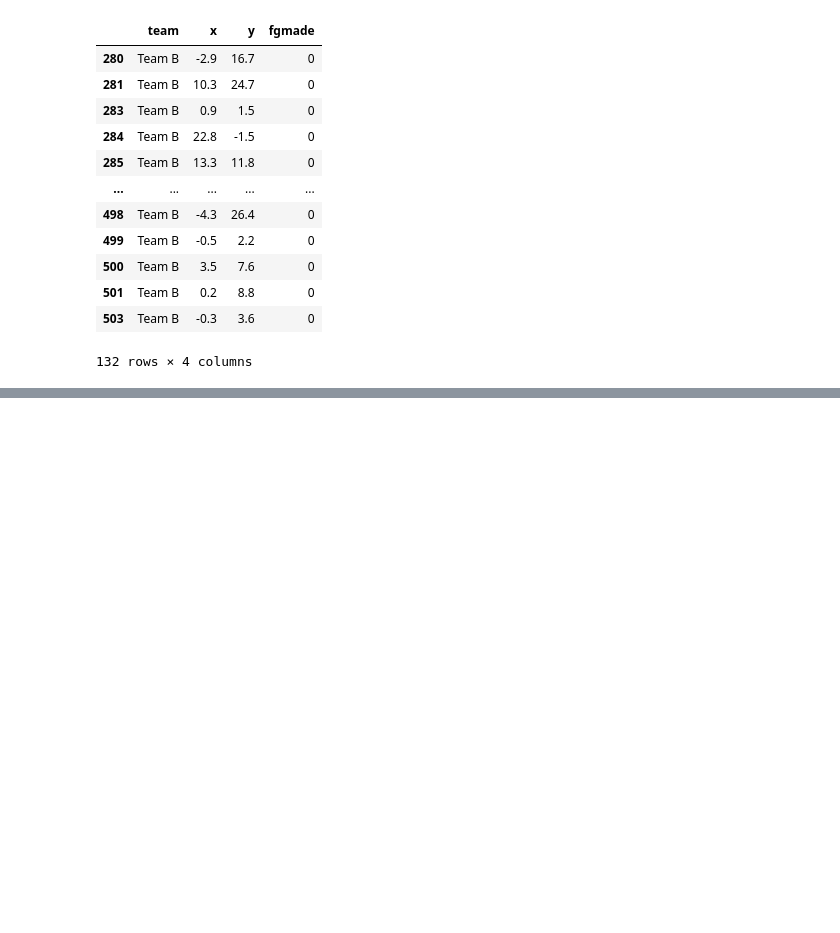
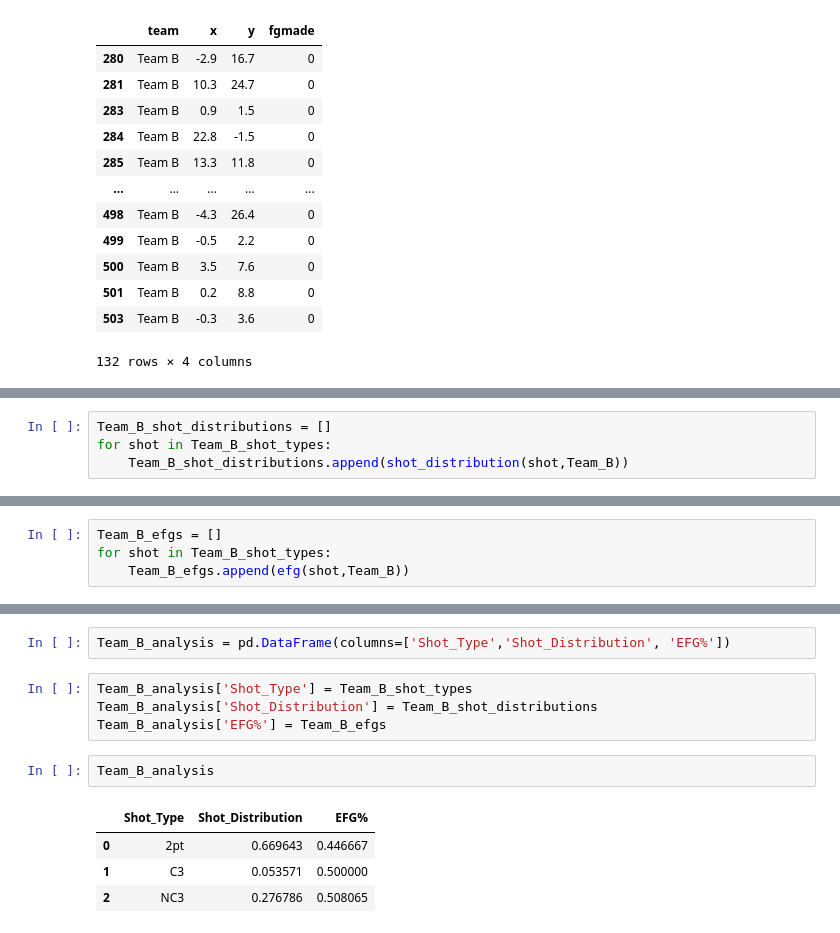
Before and after one commit to moham6839/OKC-Technical-Assessment, a Jupyter notebook: OKC Data Science & Solutions Technical Assessment.ipynb, the cells around one changed output, grey strips where cells are left out. Cells and saved outputs as stored; diff of their text form; blank space fills up the shorter version.

```diff
--- a/OKC Data Science & Solutions Technical Assessment.ipynb
+++ b/OKC Data Science & Solutions Technical Assessment.ipynb
@@ -1090,0 +377,4 @@ NameError: name 'kwargs' is not defined
+# %%
+Team_B_shot_distributions = []
+for shot in Team_B_shot_types:
+    Team_B_shot_distributions.append(shot_distribution(shot,Team_B))
@@ -1090,0 +385,4 @@ NameError: name 'kwargs' is not defined
+# %%
+Team_B_efgs = []
+for shot in Team_B_shot_types:
+    Team_B_efgs.append(efg(shot,Team_B))
@@ -1090,0 +393,13 @@ NameError: name 'kwargs' is not defined
+# %%
+Team_B_analysis = pd.DataFrame(columns=['Shot_Type','Shot_Distribution', 'EFG%'])
+# %%
+Team_B_analysis['Shot_Type'] = Team_B_shot_types
+Team_B_analysis['Shot_Distribution'] = Team_B_shot_distributions
+Team_B_analysis['EFG%'] = Team_B_efgs
+# %%
+Team_B_analysis
+# %% [output]
+|  | Shot_Type | Shot_Distribution | EFG% |
+| 0 | 2pt | 0.669643 | 0.446667 |
+| 1 | C3 | 0.053571 | 0.500000 |
+| 2 | NC3 | 0.276786 | 0.508065 |
```
Also changed, not shown: parts of 115 cells of this notebook.
